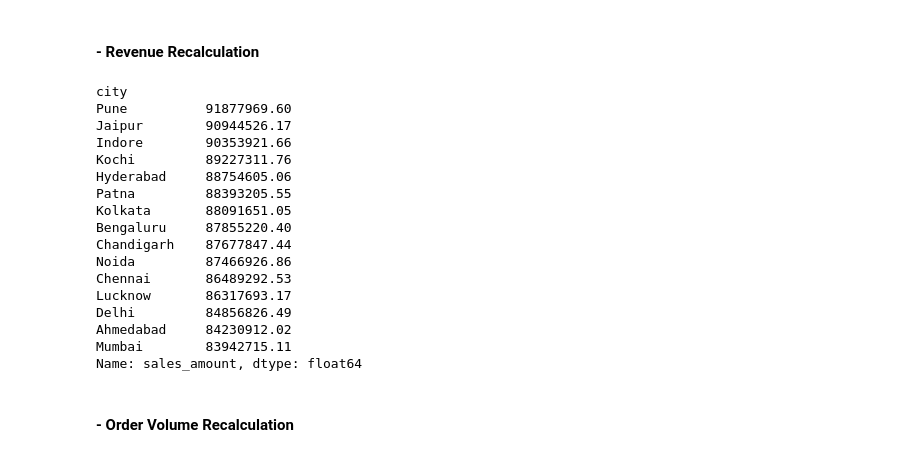
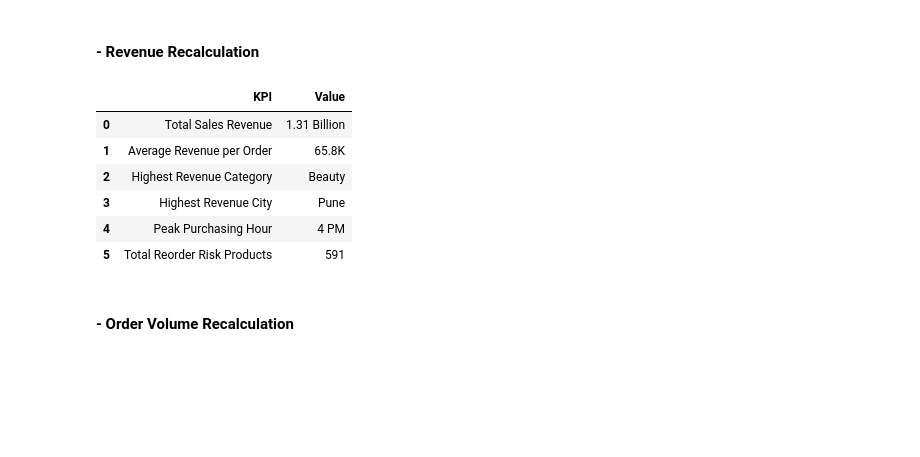
Before and after one commit to utkarshdhangar5/retail-sales-inventory-analytics, a Jupyter notebook: notebooks/ExploratoryDataAnalysis.ipynb, the cells around one changed output. Saved outputs shown, nothing was run; the diff lists cells and outputs as text; code cells hidden in the pictures; blank space fills up the shorter version.

Commit message:
feat: completed retail sales and inventory EDA with business insights

```diff
--- a/notebooks/ExploratoryDataAnalysis.ipynb
+++ b/notebooks/ExploratoryDataAnalysis.ipynb
@@ -947,31 +947,38 @@ orders_stores[['store_name', 'city']].drop_duplicates()
 ## Recalculate Geographic KPIs
 # %% [markdown]
 #### - Revenue Recalculation
-# %%
-
-city_revenue = orders_stores.groupby(
-    'city'
-)['sales_amount'].sum().sort_values(ascending=False)
-
-city_revenue
-# %% [output]
-city
-Pune          91877969.60
-Jaipur        90944526.17
-Indore        90353921.66
-Kochi         89227311.76
-Hyderabad     88754605.06
-Patna         88393205.55
-Kolkata       88091651.05
-Bengaluru     87855220.40
-Chandigarh    87677847.44
-Noida         87466926.86
-Chennai       86489292.53
-Lucknow       86317693.17
-Delhi         84856826.49
-Ahmedabad     84230912.02
-Mumbai        83942715.11
-Name: sales_amount, dtype: float64
+# %%
+kpi_summary = {
+    'KPI': [
+        'Total Sales Revenue',
+        'Average Revenue per Order',
+        'Highest Revenue Category',
+        'Highest Revenue City',
+        'Peak Purchasing Hour',
+        'Total Reorder Risk Products'
+    ],
+
+    'Value': [
+        '1.31 Billion',
+        '65.8K',
+        'Beauty',
+        'Pune',
+        '4 PM',
+        reorder_risk_count
+    ]
+}
+
+kpi_summary_df = pd.DataFrame(kpi_summary)
+
+kpi_summary_df
+# %% [output]
+|  | KPI | Value |
+| 0 | Total Sales Revenue | 1.31 Billion |
+| 1 | Average Revenue per Order | 65.8K |
+| 2 | Highest Revenue Category | Beauty |
+| 3 | Highest Revenue City | Pune |
+| 4 | Peak Purchasing Hour | 4 PM |
+| 5 | Total Reorder Risk Products | 591 |
 # %% [markdown]
 #### - Order Volume Recalculation
 # %%
```
Also changed, not shown: parts of 6 cells of this notebook.
